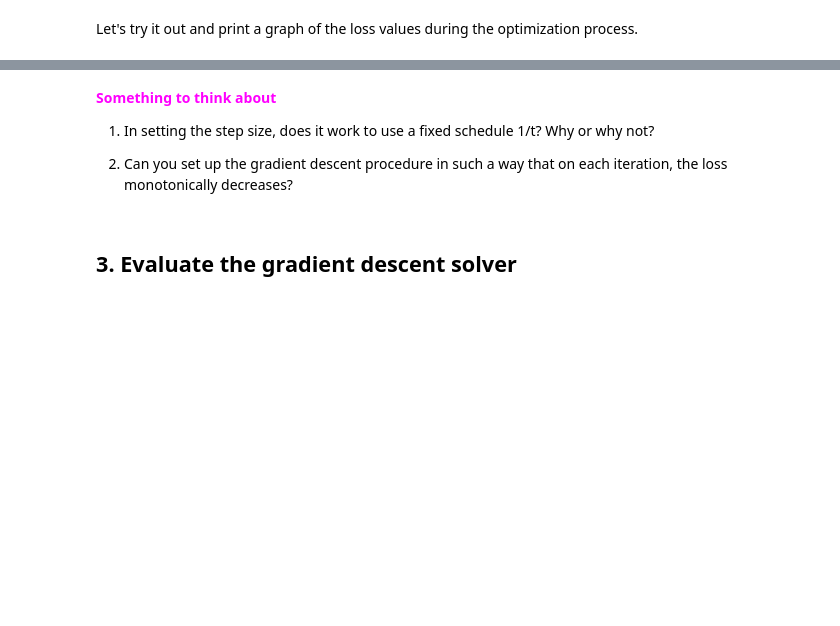
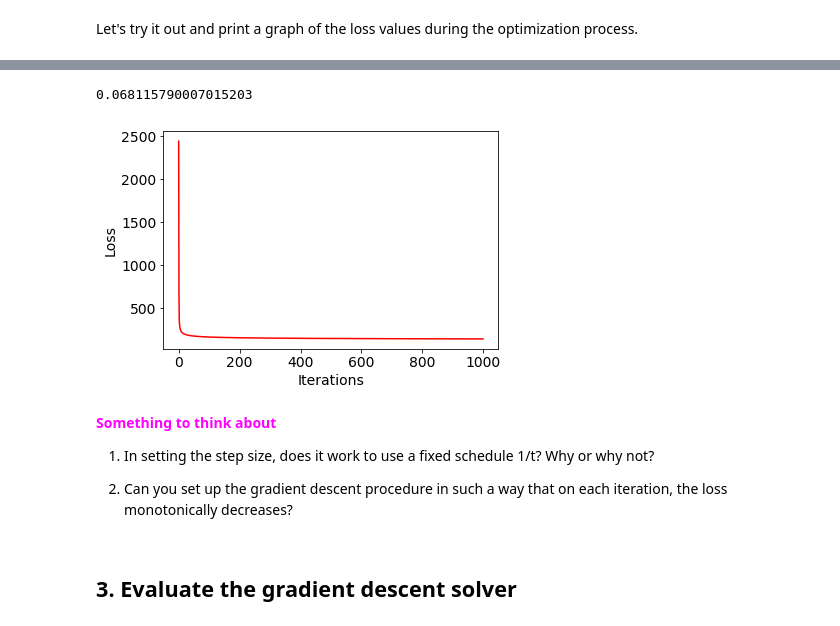
Before and after one commit to OnlyBelter/DSE220x, a Jupyter notebook: week5 - Optimization and Geometry/DSE220x_PA5/DSE220x_PA5/ridge-regression.ipynb, the cells around one changed output, grey strips where cells are left out. Saved outputs shown, nothing was run; the diff lists cells and outputs as text; code cells hidden in the pictures; blank space fills up the shorter version.

```diff
--- a/week5 - Optimization and Geometry/DSE220x_PA5/DSE220x_PA5/ridge-regression.ipynb
+++ b/week5 - Optimization and Geometry/DSE220x_PA5/DSE220x_PA5/ridge-regression.ipynb
@@ -66,0 +86,22 @@ def ridge_regression_GD(x,y,C):
+# %%
+def ridge_regression_GD2(x,y,C):
+    ### Put your code here
+    m,n = x.shape
+    w = np.zeros((n,1))
+    b = 0
+    max_iter = 1000
+    alpha = 1e-3
+    losses = np.zeros(max_iter)
+    for i in range(max_iter):
+        h = np.dot(x, w) + b
+        delta_y = y.reshape(-1,1)-h.reshape(-1,1)
+        loss = np.dot(delta_y.T, delta_y)
+        losses[i] = loss
+        if i!=0:
+            w -= alpha/i*(-2*np.dot(x.T, delta_y) + 2*C*w)  # w和b分开更新，两个地方都需要乘以学习率alpha
+            b -= alpha/i*(-2*np.sum(delta_y))
+        else:
+            w -= alpha*(-2*np.dot(x.T, delta_y) + 2*C*w)
+            b -= alpha*(-2*np.sum(delta_y))
+
+    return w,b,losses
@@ -68,0 +143,3 @@ Let's try it out and print a graph of the loss values during the optimization pr
+# %%
+# Run gradient descent solver
+w, b, losses = ridge_regression_GD2(x,y,C)
@@ -69,16 +186,16 @@ Let's try it out and print a graph of the loss values during the optimization pr
+# %%
+b
+# %% [output]
+0.068115790007015203
 # %%
-# Generate 200 data points
-n = 200
-x,y = generate_data(n)
-# Set regularization constant
-C = 1.0
-# Run gradient descent solver
-w, b, losses = ridge_regression_GD(x,y,C)
+
 # Plot the losses
 plt.plot(losses,'r')
 plt.xlabel('Iterations', fontsize=14)
 plt.ylabel('Loss', fontsize=14)
 plt.show()
+# %% [output]
+[figure, added]
 # %% [markdown]
 <font color="magenta">**Something to think about**</font>
 
```
Also changed, not shown: parts of 14 cells of this notebook.
